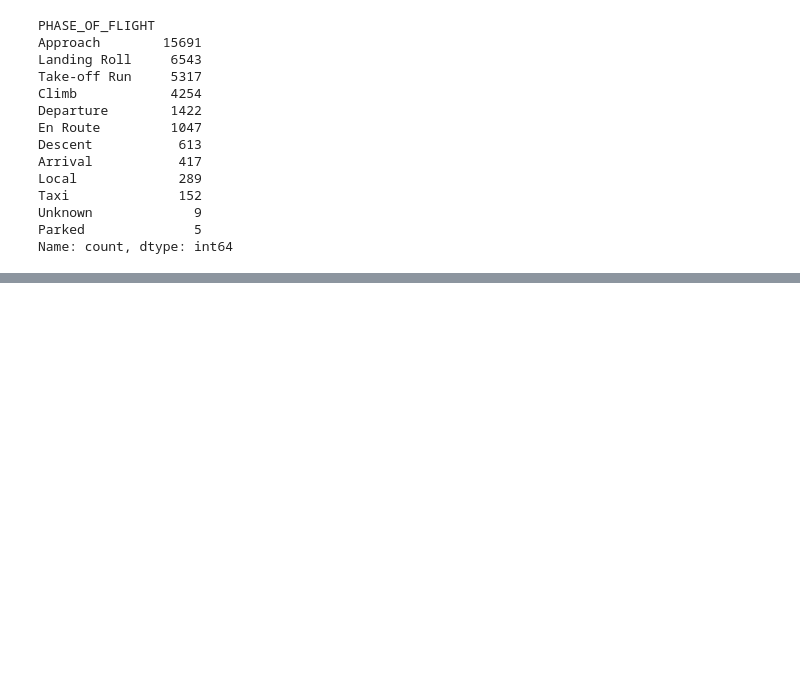
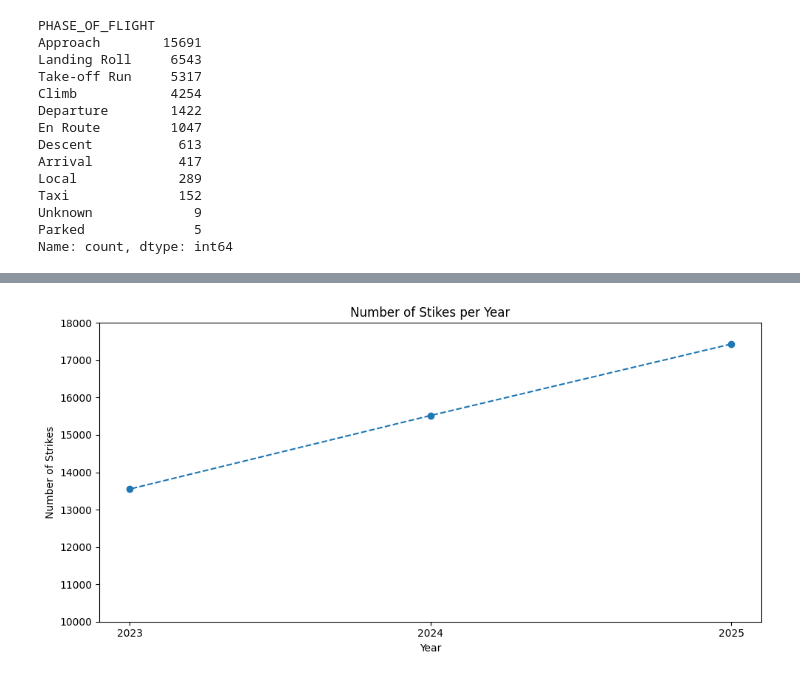
Before and after one commit to notepadnomad/FAA-Wildlife-Strike-EDA, a Jupyter notebook: notebooks/1_Import_and_Clean.ipynb, the cells around one changed output, grey strips where cells are left out. Saved outputs shown, nothing was run; the diff lists cells and outputs as text; code cells hidden in the pictures; blank space fills up the shorter version.

```diff
--- a/notebooks/1_Import_and_Clean.ipynb
+++ b/notebooks/1_Import_and_Clean.ipynb
@@ -140,0 +162,21 @@ plt.show()
+# %%
+plt.figure(figsize=(10,5))
+
+plt.plot(strikes_per_year.index,
+         strikes_per_year.values,
+         marker='o',
+         linestyle='--',
+         linewidth=1.5)
+
+plt.xlabel("Year")
+plt.ylabel("Number of Strikes")
+plt.title("Number of Stikes per Year")
+
+plt.locator_params(axis='x',nbins=3)
+
+plt.ylim(10000,18000)
+
+plt.tight_layout()
+plt.show()
+# %% [output]
+[figure, added]
```
Also changed, not shown: parts of 3 cells of this notebook.
